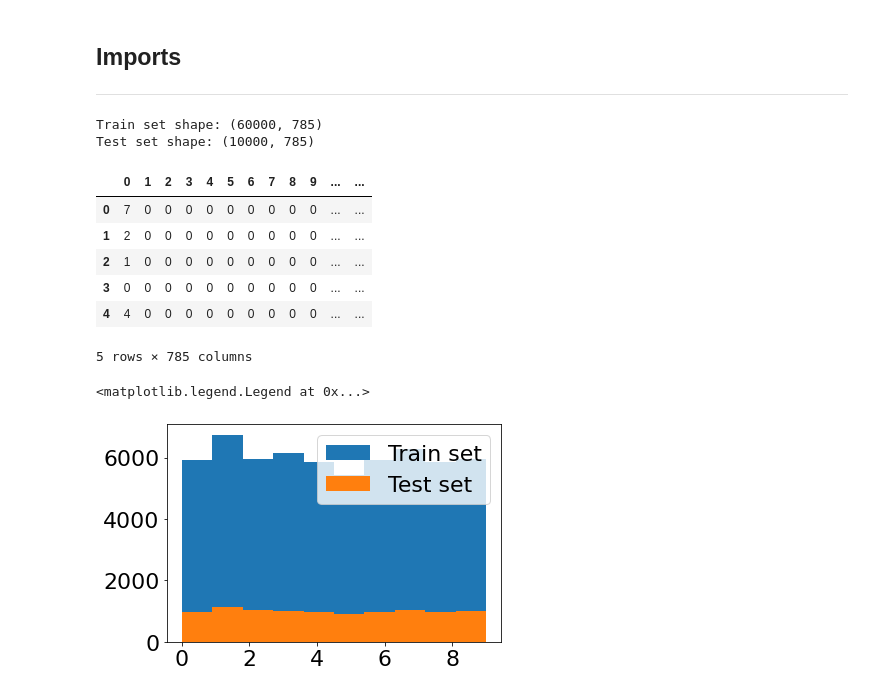
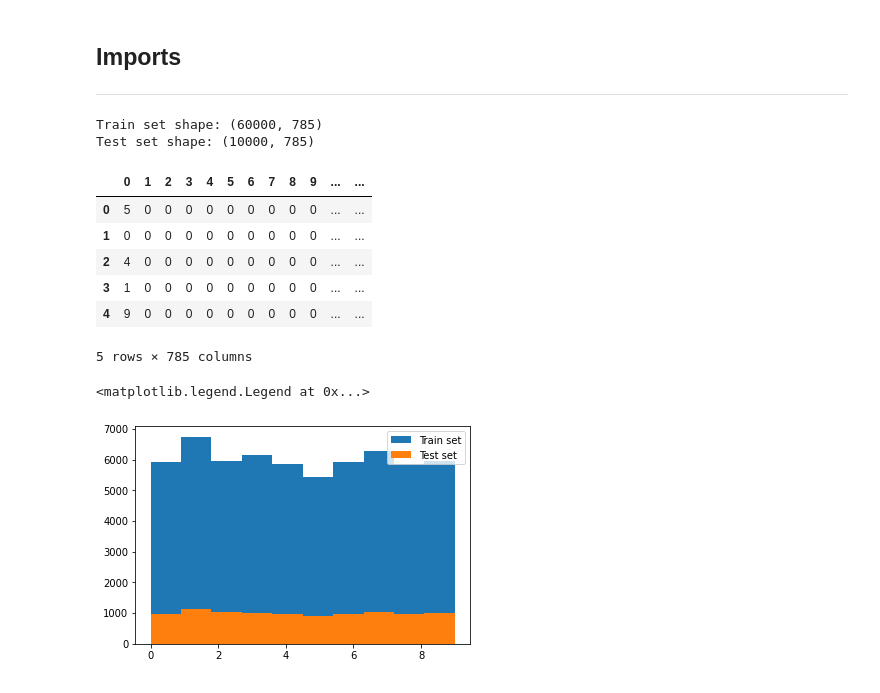
Before and after one commit to alexandre-pinon/zoidberg-2.0, a Jupyter notebook: bootstrap.ipynb, the cells around one changed output. Saved outputs shown, nothing was run; the diff lists cells and outputs as text; code cells hidden in the pictures.

Commit message:
Validation & Learning curves

```diff
--- a/bootstrap.ipynb
+++ b/bootstrap.ipynb
@@ -19,18 +18,18 @@ df_test = pd.read_csv('./mnist_test.csv', header=None)
 # %%
 print(f'Train set shape: {df_train.shape}')
 print(f'Test set shape: {df_test.shape}')
-# df_train.head()
-df_test.head()
+df_train.head()
+# df_test.head()
 # %% [output]
 Train set shape: (60000, 785)
 Test set shape: (10000, 785)
 |  | 0 | 1 | 2 | 3 | 4 | 5 | 6 | 7 | 8 | 9 | ... | ... |
-| 0 | 7 | 0 | 0 | 0 | 0 | 0 | 0 | 0 | 0 | 0 | ... | ... |
-| 1 | 2 | 0 | 0 | 0 | 0 | 0 | 0 | 0 | 0 | 0 | ... | ... |
-| 2 | 1 | 0 | 0 | 0 | 0 | 0 | 0 | 0 | 0 | 0 | ... | ... |
-| 3 | 0 | 0 | 0 | 0 | 0 | 0 | 0 | 0 | 0 | 0 | ... | ... |
-| 4 | 4 | 0 | 0 | 0 | 0 | 0 | 0 | 0 | 0 | 0 | ... | ... |
+| 0 | 5 | 0 | 0 | 0 | 0 | 0 | 0 | 0 | 0 | 0 | ... | ... |
+| 1 | 0 | 0 | 0 | 0 | 0 | 0 | 0 | 0 | 0 | 0 | ... | ... |
+| 2 | 4 | 0 | 0 | 0 | 0 | 0 | 0 | 0 | 0 | 0 | ... | ... |
+| 3 | 1 | 0 | 0 | 0 | 0 | 0 | 0 | 0 | 0 | 0 | ... | ... |
+| 4 | 9 | 0 | 0 | 0 | 0 | 0 | 0 | 0 | 0 | 0 | ... | ... |
 5 rows × 785 columns
 # %%
-df_train = df_train.rename(columns={0: 'train'})
-df_test = df_test.rename(columns={0: 'test'})
+df_train = df_train.rename(columns={0: 'digit'})
+df_test = df_test.rename(columns={0: 'digit'})
@@ -42,8 +36,8 @@ y_test = df_test['test']
 # %%
-plt.hist(y_train, label='Train set')
-plt.hist(y_test, label='Test set')
+plt.hist(df_train['digit'], label='Train set')
+plt.hist(df_test['digit'], label='Test set')
 plt.legend()
 # %% [output]
 <matplotlib.legend.Legend at 0x...>
-[figure, old version]
+[figure, new version]
 # %%
```
Also changed, not shown: parts of 20 cells of this notebook, 2 other files.
